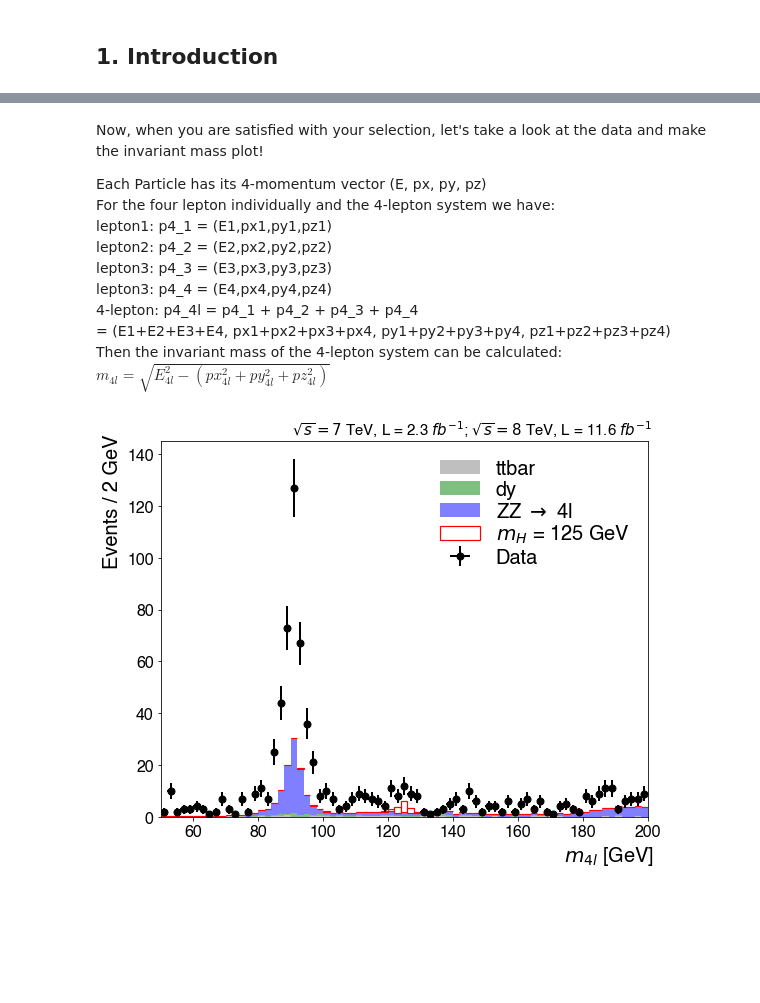
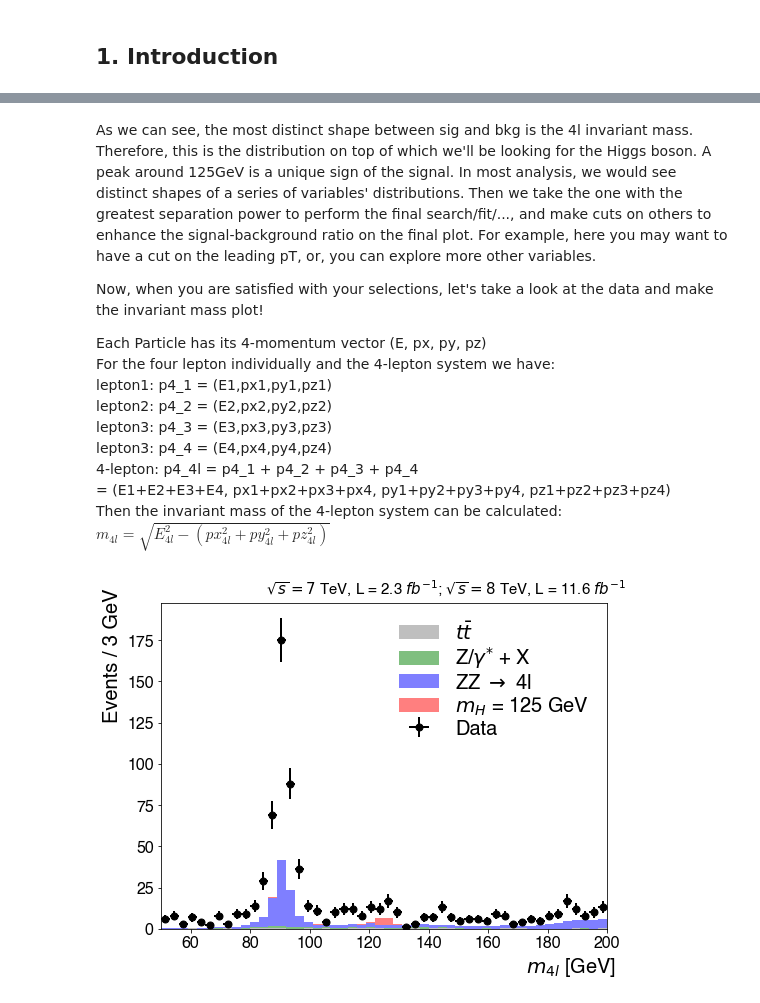
Before and after one commit to hmiaozh/MITJuniorLab, a Jupyter notebook: HiggsTo4L/HiggsToZZTo4L.ipynb, the cells around one changed output, grey strips where cells are left out. Saved outputs shown, nothing was run; the diff lists cells and outputs as text; code cells hidden in the pictures; blank space fills up the shorter version.

```diff
--- a/HiggsTo4L/HiggsToZZTo4L.ipynb
+++ b/HiggsTo4L/HiggsToZZTo4L.ipynb
@@ -316,5 +326,8 @@ PlotShape(invM4l, 0, 500, 50)
 # %% [markdown]
-Now, when you are satisfied with your selection, let's take a look at the data and make the invariant mass plot!
+As we can see, the most distinct shape between sig and bkg is the 4l invariant mass. Therefore, this is the distribution on top of which we'll be looking for the Higgs boson. A peak around 125GeV is a unique sign of the signal. In most analysis, we would see distinct shapes of a series of variables' distributions. Then we take the one with the greatest separation power to perform the final search/fit/..., and make cuts on others to enhance the signal-background ratio on the final plot. For example, here you may want to have a cut on the leading pT, or, you can explore more other variables.
+
+
+Now, when you are satisfied with your selections, let's take a look at the data and make the invariant mass plot!
 
 Each Particle has its 4-momentum vector (E, px, py, pz) <br>
 For the four lepton individually and the 4-lepton system we have:<br>
@@ -338,61 +351,57 @@ def HistInvMass4l(lis, scales, rmin, rmax, nbins):
 # %%
 rmin = 50
 rmax = 200
-nbins = 75
+nbins = 50
 
 
 hist_higgs = HistInvMass4l(mc_higgs,scales_higgs,rmin, rmax, nbins)
 hist_zz = HistInvMass4l(mc_zz,scales_zz,rmin, rmax, nbins)
 hist_dy= HistInvMass4l(mc_dy,scales_dy,rmin, rmax, nbins)
 hist_tt= HistInvMass4l(mc_tt,scales_tt,rmin, rmax, nbins)
+
+hist_mc = [hist_tt, hist_dy, hist_zz, hist_higgs]
 # %%
 ## Now Plot it!!!
 
 plt.figure(figsize = (8,6))
 plt.style.use('mystyle.mplstyle')
+
 
 ## data
 inM_data = InvMass_4l(data)
 hist, bins = np.histogram(inM_data, bins = nbins, range = (rmin,rmax))
 binwidth = bins[1] - bins[0]
 bincenter = 0.5 * (bins[:-1] + bins[1:])
 
 
-## Stack of BKG
-# ttbar
-stack_tt = plt.bar(bincenter, hist_tt, align = 'center', width = binwidth, color = 'gray', linewidth = 0, edgecolor = 'black',
-                 alpha = 0.5, label = 'ttbar')
-
-# DY
-stack_dy = plt.bar(bincenter, hist_dy, align = 'center', width = binwidth, color = 'g', linewidth = 0, edgecolor = 'black',
-                 bottom = hist_tt, alpha = 0.5, label = 'dy')
-
-# ZZ*
-stack_zz = plt.bar(bincenter, hist_zz, align = 'center', width = binwidth, color = 'b', linewidth = 0, edgecolor = 'black',
-                 bottom = hist_tt+hist_dy, alpha = 0.5, label = r'ZZ $\rightarrow$ 4l')
-
-
-## hist of SIG: higgs
-line_higgs = plt.bar(bincenter, hist_higgs, align = 'center', width = binwidth, color = 'w', linewidth = 1.2, edgecolor = 'r',
-                  bottom = hist_tt+hist_dy+hist_zz, label = '$m_{H}$ = 125 GeV')
+## MC
+for i,pro in enumerate(hist_mc):
+    if i == 0:
+        stack = plt.bar(bincenter, pro, align = 'center', width = binwidth, color = colors[3-i], label=labels[3-i],
+                 alpha = 0.5)
+        bot = pro
+    else:
+        stack = plt.bar(bincenter, pro, align = 'center', width = binwidth, color = colors[3-i], label=labels[3-i],
+                 bottom = bot, alpha = 0.5)
+        bot = bot + pro
 
 
 
 ## Measured data
 xerrs = [binwidth*0.5 for i in range(0, nbins)]
 yerrs = np.sqrt(hist)
 marker_data = plt.errorbar(bincenter, hist, xerr = xerrs, yerr = yerrs, linestyle = 'None', color = 'black',
                         marker = 'o', label = 'Data')
 
 
 
 plt.title('$ \sqrt{s} = 7$ TeV, L = 2.3 $fb^{-1}$; $\sqrt{s} = 8$ TeV, L = 11.6 $fb^{-1}$ \n', fontsize = 15, position=(0.64,0.95))
 plt.xlabel('$m_{4l}$ [GeV]',fontsize = 20, position=(0.92,0.1))
-plt.ylabel('Events / 2 GeV',fontsize = 20, position=(0.1,0.84))
+plt.ylabel('Events / 3 GeV',fontsize = 20, position=(0.1,0.84))
 plt.xlim(rmin,rmax)
 plt.legend(fontsize = 20)
 
 plt.show()
 # %% [output]
-[figure, old version]
+[figure, new version]
 # %% [markdown]
```
Also changed, not shown: parts of 8 cells of this notebook.
